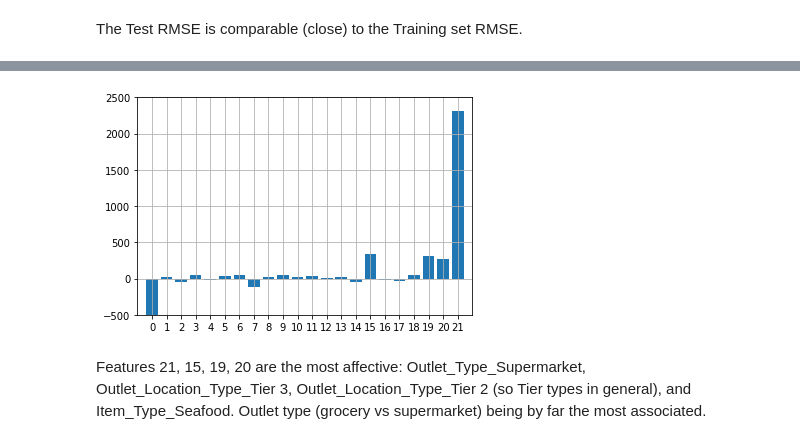
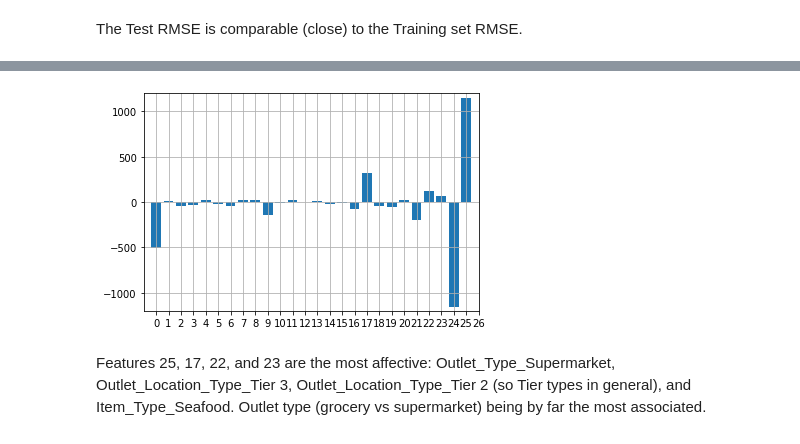
Before and after one commit to sachsac/Predictions_of_Sales, a Jupyter notebook: Project_1_Part_5_.ipynb, the cells around one changed output, grey strips where cells are left out. Saved outputs shown, nothing was run; the diff lists cells and outputs as text; code cells hidden in the pictures.

Commit message:
Create models to evaluate features that affect sales, did not drop first of categories

```diff
--- a/Project_1_Part_5_.ipynb
+++ b/Project_1_Part_5_.ipynb
@@ -76,7 +76,7 @@ Outlet_Type                   object
 Item_Outlet_Sales            float64
 dtype: object
 # %%
-sales_df = pd.get_dummies(sales_predictions, columns = ['Item_Fat_Content', 'Item_Type', 'Outlet_Location_Type', 'Outlet_Type'], drop_first=True)
+sales_df = pd.get_dummies(sales_predictions, columns = ['Item_Fat_Content', 'Item_Type', 'Outlet_Location_Type', 'Outlet_Type'], drop_first=False)
 sales_df.head()
 # %% [output]
 |  | Item_Identifier | Item_Visibility | Item_MRP | Outlet_Identifier | Outlet_Establishment_Year | ... |
@@ -177,14 +175,14 @@ X.head()
 # %%
 import matplotlib.pyplot as plt
 plt.grid()
 plt.bar([x for x in range(len(importance))], importance)
-plt.xlim(-1, 22)
-x=np.random.randint(low=0, high=21, size=21)
+plt.xlim(-1, 26)
+x=np.random.randint(low=0, high=26, size=26)
 plt.xticks(np.arange(0, len(x)+1, 1))
-plt.ylim(-500, 2500);
+plt.ylim(-1200, 1200);
 #a plot can help make sense of it
 # %% [output]
-[figure, old version]
+[figure, new version]
 # %% [markdown]
-Features 21, 15, 19, 20 are the most affective:
+Features 25, 17, 22, and 23 are the most affective:
 Outlet_Type_Supermarket, Outlet_Location_Type_Tier 3, Outlet_Location_Type_Tier 2 (so Tier types in general), and Item_Type_Seafood. Outlet type (grocery vs supermarket) being by far the most associated.
```
Also changed, not shown: parts of 5 cells of this notebook.
